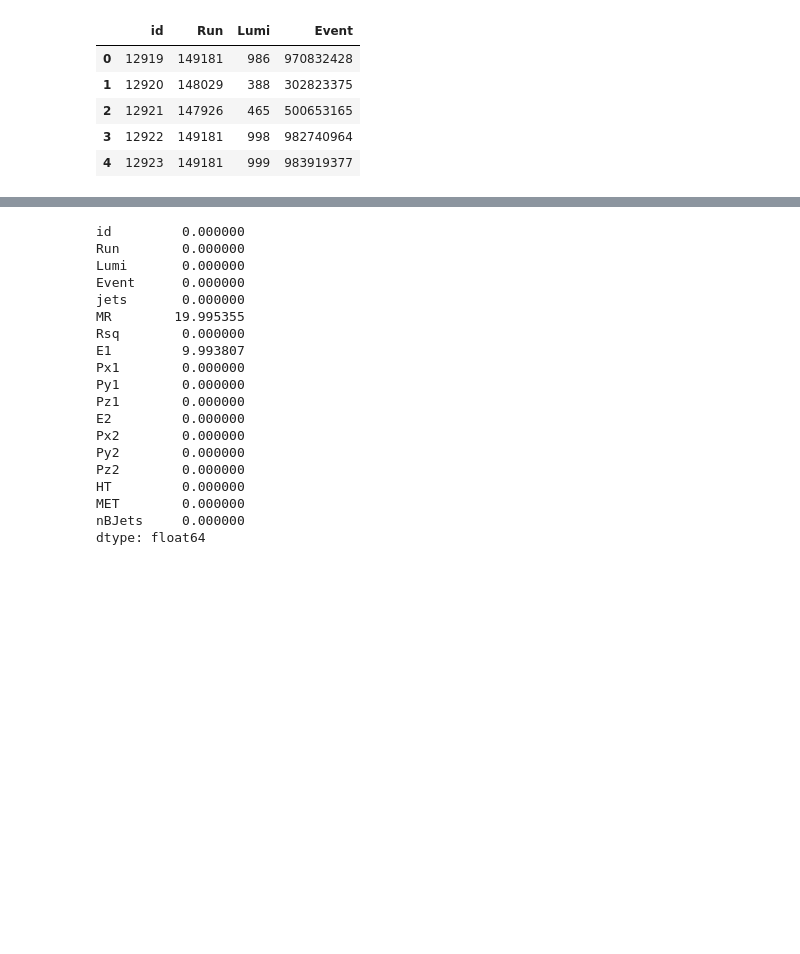
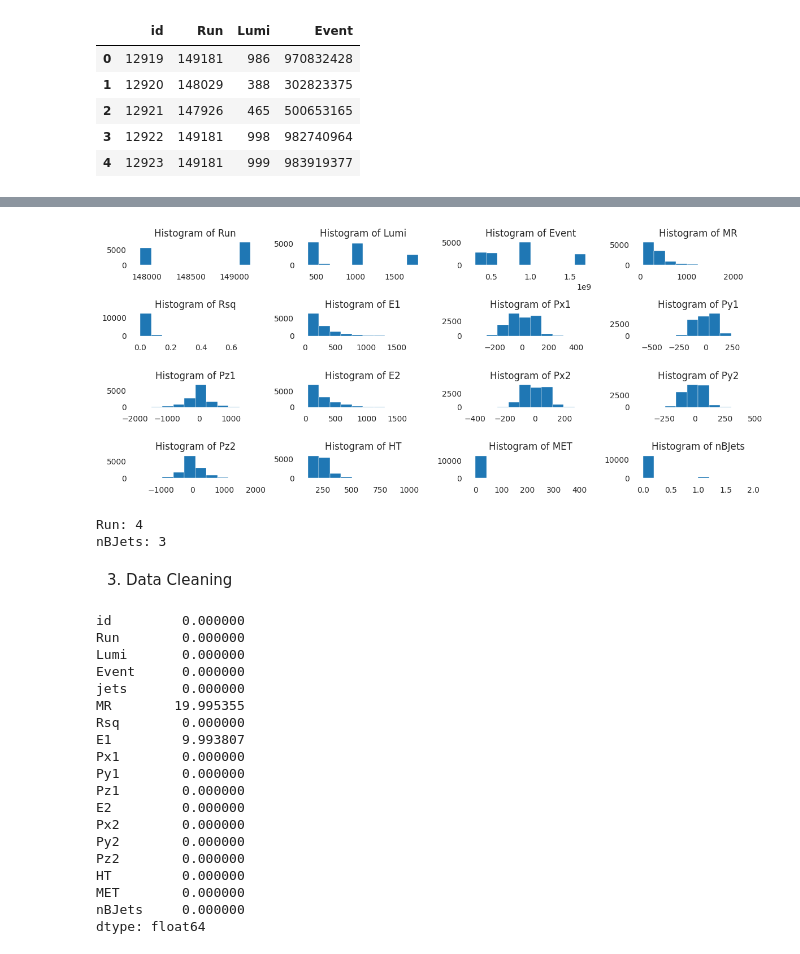
Before and after one commit to anshu-ravi/cern_classifier, a Jupyter notebook: notebooks/modelling_v1.ipynb, the cells around one changed output, grey strips where cells are left out. Cells and saved outputs as stored; diff of their text form; code cells hidden in the pictures; blank space fills up the shorter version.

Commit message:
Clean notebook and add feature engineering

```diff
--- a/notebooks/modelling_v1.ipynb
+++ b/notebooks/modelling_v1.ipynb
@@ -6,12 +11,17 @@ from sklearn.impute import SimpleImputer
+# %%
+# Setting up directory paths
+base_dir = "/mnt/c/Users/ransh/Documents/IE University/Year 5/Sem1/MLOps/cern_classifer/"
+data_dir = 'data/raw/'
+
+# Changing the working directory
+os.chdir(base_dir)
 # %%
 # Importing the Data
-train_main = pd.read_csv("train_main.csv")
-train_collision = pd.read_csv("train_collision.csv")
+train_main = pd.read_csv(data_dir + 'train_main.csv')
+train_collision = pd.read_csv(data_dir + 'train_collision.csv')
 
-test_main = pd.read_csv("test_main.csv")
-test_collision = pd.read_csv("test_collision.csv")
-
-submission_file = pd.read_csv("sample_submission.csv")
+test_main = pd.read_csv(data_dir + 'test_main.csv')
+test_collision = pd.read_csv(data_dir + 'test_collision.csv')
 # %%
 print(f'The Main train dataset has a shape of {train_main.shape}')
 print(f'The collision train dataset has a shape of {train_collision.shape}')
@@ -85,3 +119,25 @@ all_test.head()
+# %%
+num_cols = [col for col in all_train.columns[1:] if all_train[col].dtype != 'O']
+fig, axes = plt.subplots(4, 4, figsize=(12, 5))  # 4 rows, 4 columns
+axes = axes.flatten()
+
+for i, col_name in enumerate(num_cols):
+    axes[i].hist(all_train[col_name])
+    axes[i].set_title(f'Histogram of {col_name}')
+
+plt.tight_layout()
+plt.show()
+# %% [output]
+[figure, added]
+# %%
+for col in num_cols:
+    if all_train[col].nunique() <= 6:
+        print(f'{col}: {all_train[col].nunique()}')
+# %% [output]
+Run: 4
+nBJets: 3
+# %% [markdown]
+3. Data Cleaning
 # %%
 # Checking for missing values
 (all_train.isnull().sum()/all_train.shape[0])*100
```
Also changed, not shown: parts of 29 cells of this notebook.
